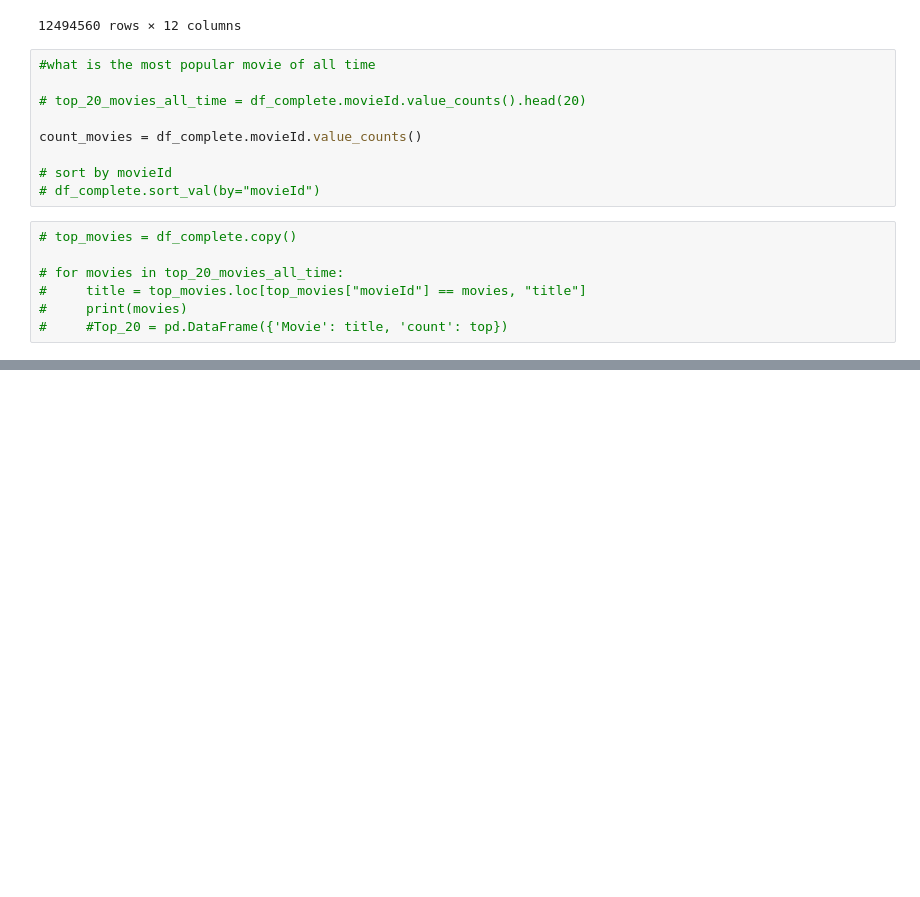
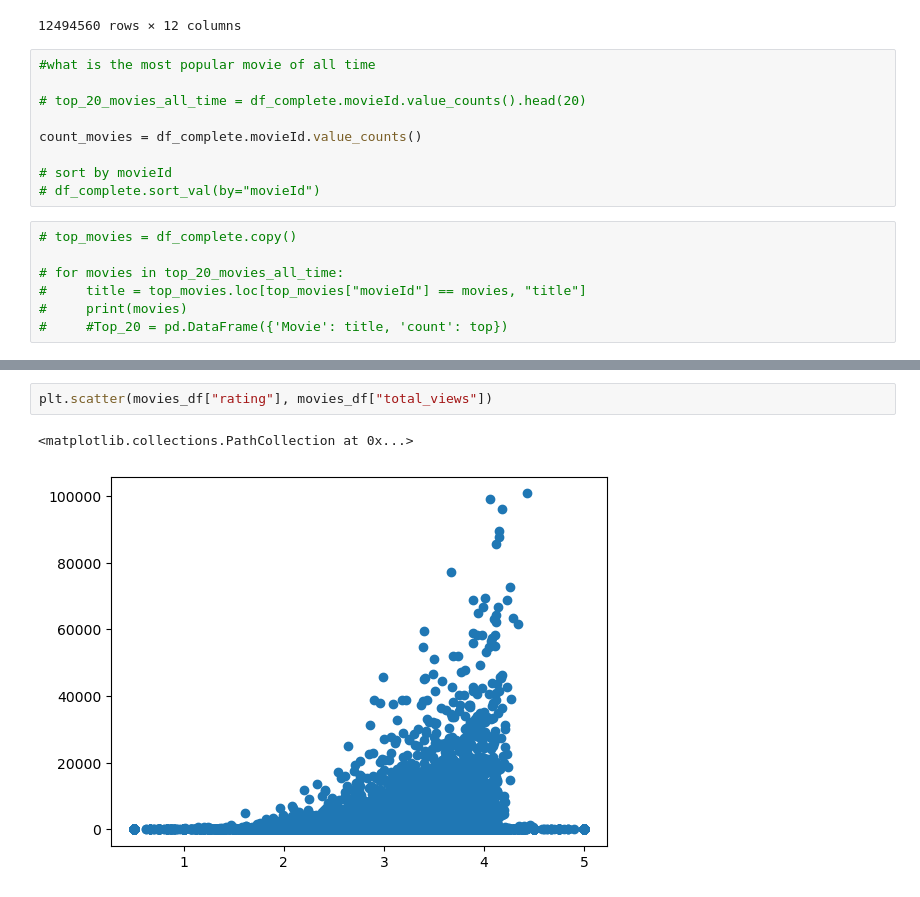
Before and after one commit to cesareressa/data_analysis, a Jupyter notebook: exploratory_analysis.ipynb, the cells around one changed output, grey strips where cells are left out. Cells and saved outputs as stored; diff of their text form; blank space fills up the shorter version.

```diff
--- a/exploratory_analysis.ipynb
+++ b/exploratory_analysis.ipynb
@@ -281,0 +335,5 @@ movies_df.sort_values(by="total_views", ascending=False).head(20)
+# %%
+plt.scatter(movies_df["rating"], movies_df["total_views"])
+# %% [output]
+<matplotlib.collections.PathCollection at 0x...>
+[figure, added]
```
Also changed, not shown: parts of 9 cells of this notebook.
